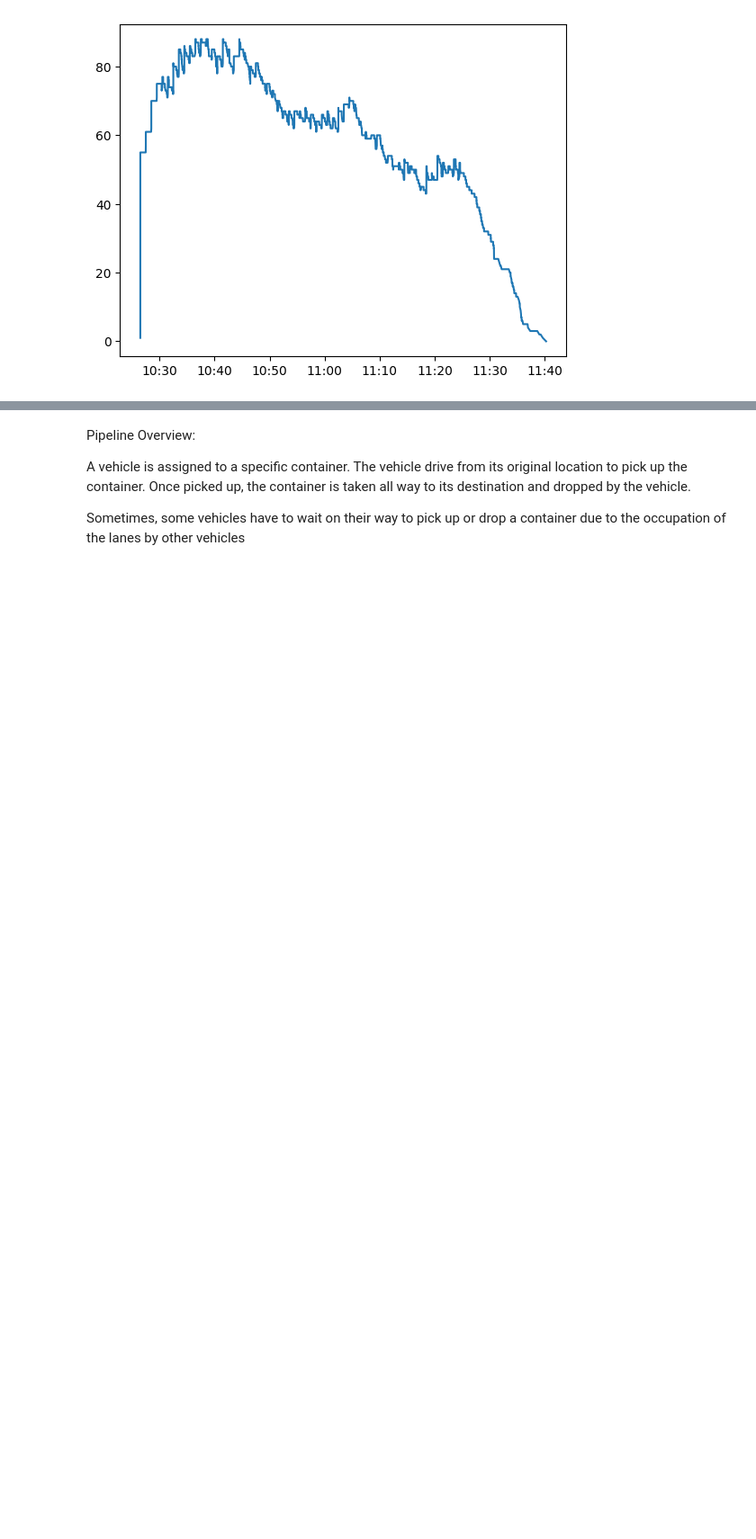
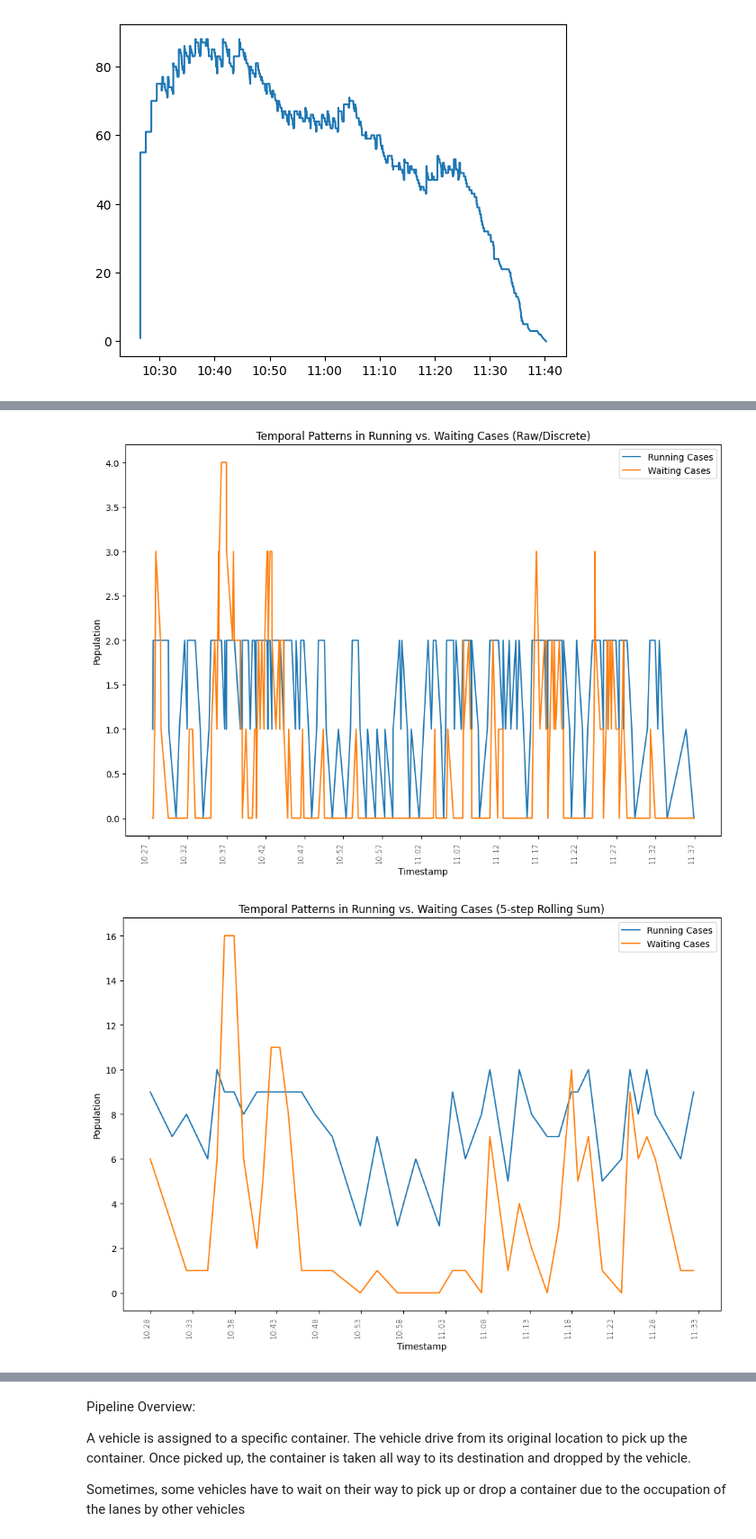
Before and after one commit to alpharmike/vehicle-simulation-analysis, a Jupyter notebook: notebooks/log_parser.ipynb, the cells around one changed output, grey strips where cells are left out. Shown: that part at 90% size. Drawn from its saved outputs; the diff is of its cells as text; code cells hidden in the pictures; blank space fills up the shorter version.

```diff
--- a/notebooks/log_parser.ipynb
+++ b/notebooks/log_parser.ipynb
@@ -563,0 +618,5 @@ plt.gca().xaxis.set_major_formatter(mdates.DateFormatter("%H:%M"))
+# %%
+occupancy_results = extract_location_occupancy(event_log_df)
+# %%
+occupancy_df = occupancy_results["QC005"]
+occupancy_df
@@ -563,0 +637,25 @@ plt.gca().xaxis.set_major_formatter(mdates.DateFormatter("%H:%M"))
+# %%
+fig_discrete, ax_discrete = plt.subplots(1, 1, figsize=(12, 9), squeeze=True)
+
+occupancy_df.plot("timestamp", "running_count", kind="line", ax=ax_discrete, label="Running Cases")
+occupancy_df.plot("timestamp", "waiting_count", kind="line", ax=ax_discrete, xlabel="Timestamp", ylabel="Population", label="Waiting Cases")
+plt.gca().xaxis.set_major_formatter(mdates.DateFormatter("%H:%M"))
+plt.gca().xaxis.set_major_locator(mdates.MinuteLocator(interval=5))
+plt.xticks(rotation=90, fontweight='light', fontsize='small', )
+ax_discrete.set_title("Temporal Patterns in Running vs. Waiting Cases (Raw/Discrete)")
+
+fig_agg, ax_agg = plt.subplots(1, 1, figsize=(12, 9), squeeze=True)
+win_size = 5
+rolling_df = occupancy_df[["running_count", "waiting_count"]].rolling(window=win_size, min_periods=1).agg('sum')[win_size - 1::win_size].reset_index()
+rolling_df["timestamp"] = occupancy_df.loc[win_size - 1::win_size, 'timestamp'].reset_index(drop=True)
+
+rolling_df.plot(x="timestamp", y="running_count", ax=ax_agg, label="Running Cases")
+rolling_df.plot(x="timestamp", y="waiting_count", ax=ax_agg, xlabel="Timestamp", ylabel="Population", label="Waiting Cases")
+ax_agg.set_title(f"Temporal Patterns in Running vs. Waiting Cases ({win_size}-step Rolling Sum)")
+
+plt.gca().xaxis.set_major_formatter(mdates.DateFormatter("%H:%M"))
+plt.gca().xaxis.set_major_locator(mdates.MinuteLocator(interval=win_size))
+plt.xticks(rotation=90, fontweight='light', fontsize='small', );
+# %% [output]
+[figure, added]
+[figure, added]
```
Also changed, not shown: parts of 30 cells of this notebook.
